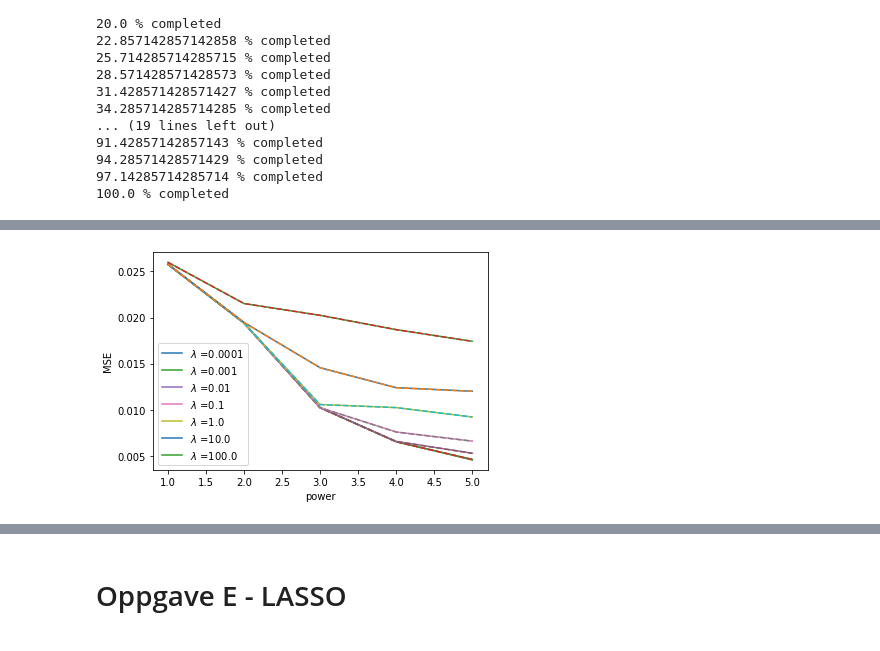
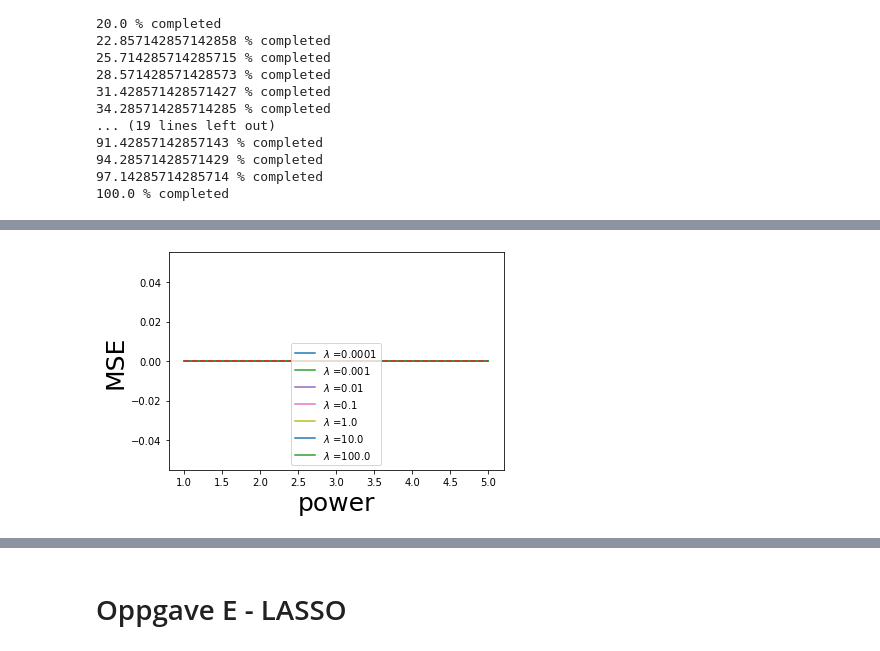
Before and after one commit to VemundST/Project1, a Jupyter notebook: main.ipynb, the cells around one changed output, grey strips where cells are left out. Saved outputs shown, nothing was run; the diff lists cells and outputs as text; code cells hidden in the pictures.

```diff
--- a/main.ipynb
+++ b/main.ipynb
@@ -312,0 +333,16 @@ Varians skal være høyere med økende polynom.
+# %%
+
+max_pd=12
+plt.figure(figsize=(20,20))
+plt.plot(degrees[:max_pd],err[:max_pd],'k',label='MSE')
+plt.plot(degrees[:max_pd],np.asarray(bi[:max_pd]),'b',label='Bias^2')
+plt.plot(degrees[:max_pd],vari[:max_pd],'y',label='Var')
+summ=np.zeros(len(vari))
+for i in range(len(err)):
+    summ[i]=vari[i]+bi[i]
+plt.plot(degrees[:max_pd],summ[:max_pd],'ro',label='sum')
+
+plt.xlabel('Polynomial degree')
+plt.ylabel('MSE Bootstrap')
+plt.legend(fontsize=25)
+plt.show()
@@ -532,9 +574,9 @@ for i in range(maxpower):
     for j in range(lambdas.shape[0]):
 
         design_matrix   = fx.DesignDesign(x,y,i+1)
-        r2_out_ridge[i,j], mse_out_ridge[i,j], r2_in_ridge[i,j], mse_in_ridge[i,j], bias_ridge[i,j], variance_ridge[i,j] \
+        r2_out_ridge[i,j], mse_out_ridge[i,j], r2_in_ridge[i,j], mse_in_ridge[i,j] \
                         = fx.k_fold_cv(7, np.ravel(frank), design_matrix, fx.RidgeRegression, _lambda=lambdas[j], shuffle=True)
-        r2_out_sci_ridge[i,j], mse_out_sci_ridge[i,j], r2_in_sci_ridge[i,j], mse_in_sci_ridge[i,j], bias_sci_ridge[i,j], variance_sci_ridge[i,j] \
+        r2_out_sci_ridge[i,j], mse_out_sci_ridge[i,j], r2_in_sci_ridge[i,j], mse_in_sci_ridge[i,j], \
                         = fx.k_fold_cv(7, np.ravel(frank), design_matrix, fx.RidgeRegression, _lambda=lambdas[j], shuffle=True, scikit=True)
         tmp=tmp+1
         print((tmp)*100/(maxpower*lambdas.shape[0]), '% completed')
@@ -556,3 +598,16 @@ for i in range(maxpower):
 94.28571428571429 % completed
 97.14285714285714 % completed
 100.0 % completed
+# %%
+fig, ax = plt.subplots(figsize=(9,6))
+
+for i in range(np.shape(lambdas)[0]):
+    pl=ax.plot(range(1,maxpower+1),mse_out_ridge[:,i], label='$\lambda$ ='+str(lambdas[i]),linestyle='--')
+    col=pl[0].get_color()
+    ax.plot(range(1,maxpower+1),mse_in_ridge[:,i], color=col)
+
+plt.legend()
+plt.xlabel('power', fontsize=25)
+plt.ylabel('MSE', fontsize=25)
+plt.title('In sample vs out sample error as function o')
+plt.show()
@@ -559,13 +616,12 @@ for i in range(maxpower):
 # %%
 
-
 for i in range(np.shape(lambdas)[0]):
-    plt.plot(range(1,maxpower+1),mse_out_ridge[:,i], label='$\lambda$ ='+str(lambdas[i]))
-    plt.plot(range(1,maxpower+1),mse_in_ridge[:,i], linestyle='--')
+    plt.plot(range(1,maxpower+1),bias_ridge[:,i], label='$\lambda$ ='+str(lambdas[i]))
+    plt.plot(range(1,maxpower+1),variance_ridge[:,i], linestyle='--')
 
 plt.legend()
-plt.xlabel('power')
-plt.ylabel('MSE')
+plt.xlabel('power', fontsize=25)
+plt.ylabel('MSE', fontsize=25)
 plt.show()
 # %% [output]
-[figure, old version]
+[figure, new version]
```
Also changed, not shown: parts of 77 cells of this notebook, 1 other file.
